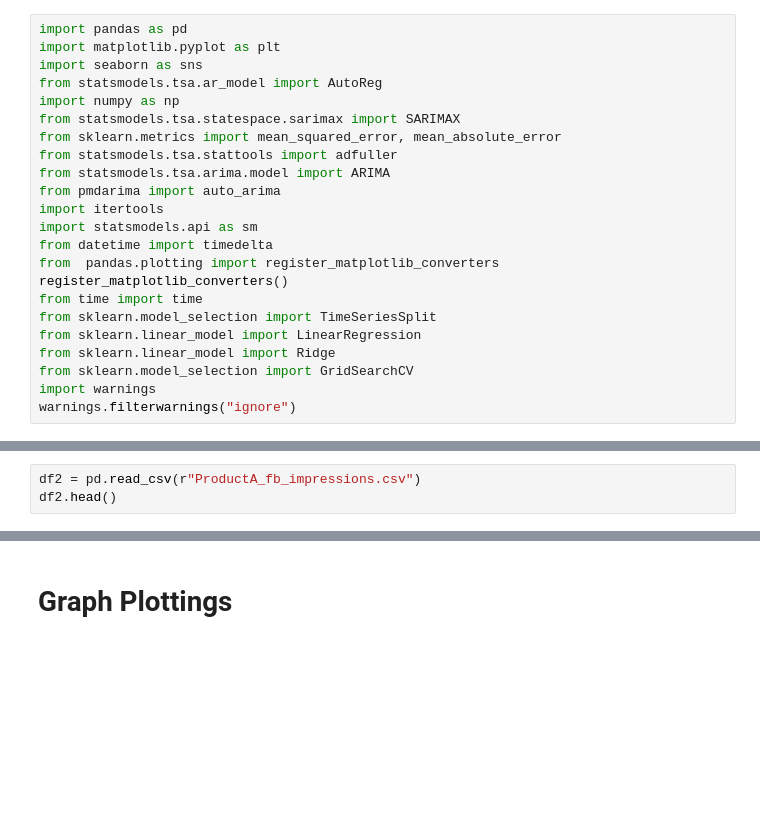
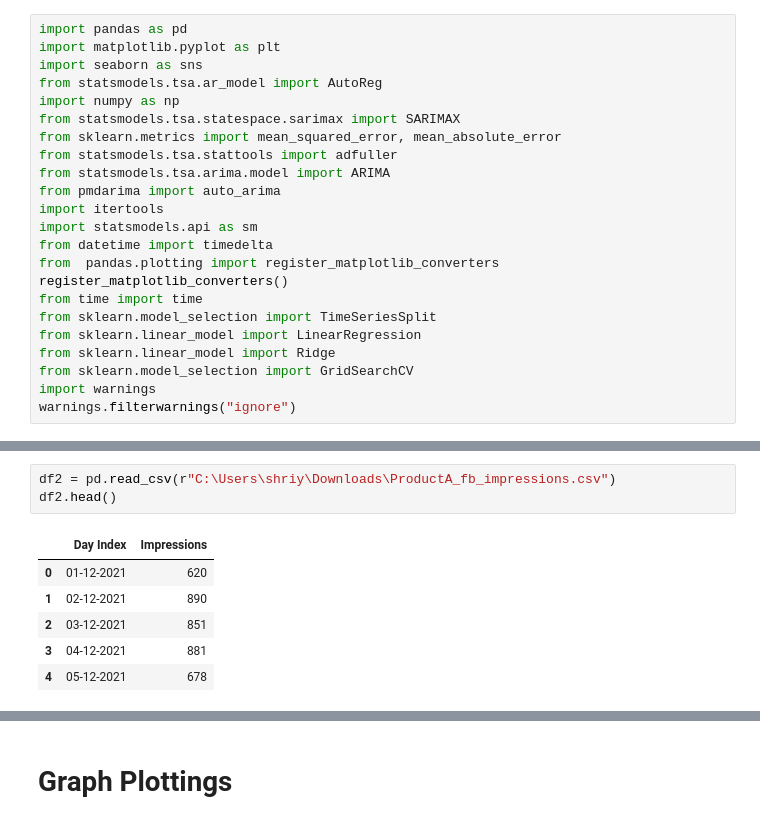
Before and after one commit to Shriya2524/Demand-forcasting, a Jupyter notebook: DEMAND_FORCASTING.ipynb, the cells around one changed output, grey strips where cells are left out. Saved outputs shown, nothing was run; the diff lists cells and outputs as text; blank space fills up the shorter version.

```diff
--- a/DEMAND_FORCASTING.ipynb
+++ b/DEMAND_FORCASTING.ipynb
@@ -31,4 +37,11 @@ FileNotFoundError: [Errno 2] No such file or directory: 'ProductA.csv'
 # %%
-df2 = pd.read_csv(r"ProductA_fb_impressions.csv")
+df2 = pd.read_csv(r"C:\Users\shriy\Downloads\ProductA_fb_impressions.csv")
 df2.head()
+# %% [output]
+|  | Day Index | Impressions |
+| 0 | 01-12-2021 | 620 |
+| 1 | 02-12-2021 | 890 |
+| 2 | 03-12-2021 | 851 |
+| 3 | 04-12-2021 | 881 |
+| 4 | 05-12-2021 | 678 |
 # %%
```
Also changed, not shown: parts of 74 cells of this notebook.
